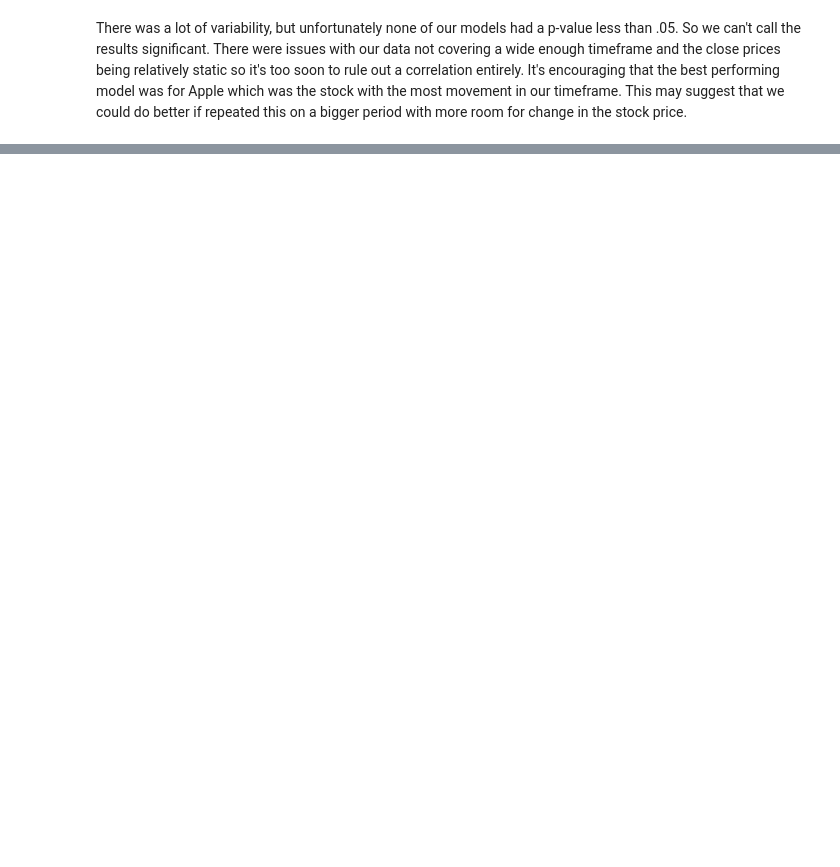
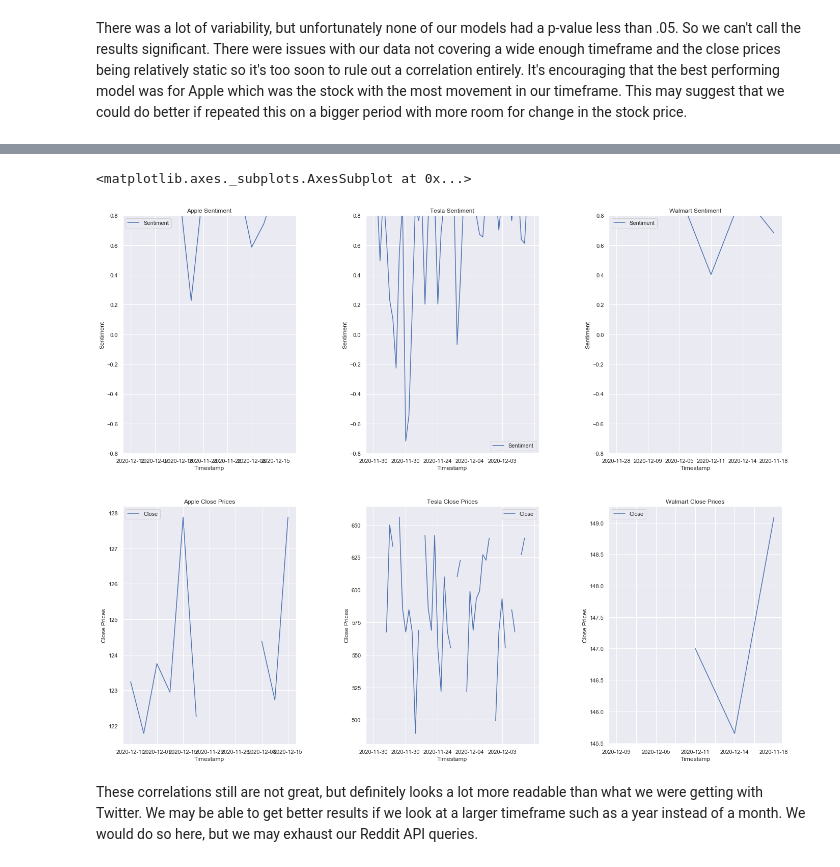
Before and after one commit to gilaniasher/sentiment-driven-market-analysis, a Jupyter notebook: results.ipynb, the cells around one changed output, grey strips where cells are left out. Drawn from its saved outputs; the diff is of its cells as text; code cells hidden in the pictures; blank space fills up the shorter version.

```diff
--- a/results.ipynb
+++ b/results.ipynb
@@ -488,0 +603,24 @@ Twitter has been commonly used by large companies to report to the general publi
+# %%
+fig, axs = plt.subplots(2, 3)
+syms = reddit_df.Symbol
+fig.tight_layout(pad=0.25)
+
+# Graph Sentiment vs Time for 3 companies
+axs[0, 0].set_ylim([-0.8, 0.8]); axs[0, 1].set_ylim([-0.8, 0.8]); axs[0, 2].set_ylim([-0.8, 0.8])
+sentiment_kwargs = {'x': 'Date', 'y': 'Sentiment', 'figsize': (20, 16), 'ylabel': 'Sentiment', 'xlabel': 'Timestamp'}
+
+reddit_df[syms == 'AAPL'].plot.line(ax=axs[0, 0], title='Apple Sentiment', **sentiment_kwargs)
+reddit_df[syms == 'TSLA'].plot.line(ax=axs[0, 1], title='Tesla Sentiment', **sentiment_kwargs)
+reddit_df[syms == 'WMT'].plot.line(ax=axs[0, 2], title='Walmart Sentiment', **sentiment_kwargs)
+
+# Graph stock performance vs Time for 3 companies
+price_kwargs = {'x': 'Date', 'y': 'Close', 'xlabel': 'Timestamp', 'ylabel': 'Close Prices'}
+
+reddit_df[syms == 'AAPL'].plot.line(ax=axs[1, 0], title='Apple Close Prices', **price_kwargs)
+reddit_df[syms == 'TSLA'].plot.line(ax=axs[1, 1], title='Tesla Close Prices', **price_kwargs)
+reddit_df[syms == 'WMT'].plot.line(ax=axs[1, 2], title='Walmart Close Prices', **price_kwargs)
+# %% [output]
+<matplotlib.axes._subplots.AxesSubplot at 0x...>
+[figure, added]
+# %% [markdown]
+These correlations still are not great, but definitely looks a lot more readable than what we were getting with Twitter. We may be able to get better results if we look at a larger timeframe such as a year instead of a month. We would do so here, but we may exhaust our Reddit API queries.
```
Also changed, not shown: parts of 37 cells of this notebook, 1 other file.
